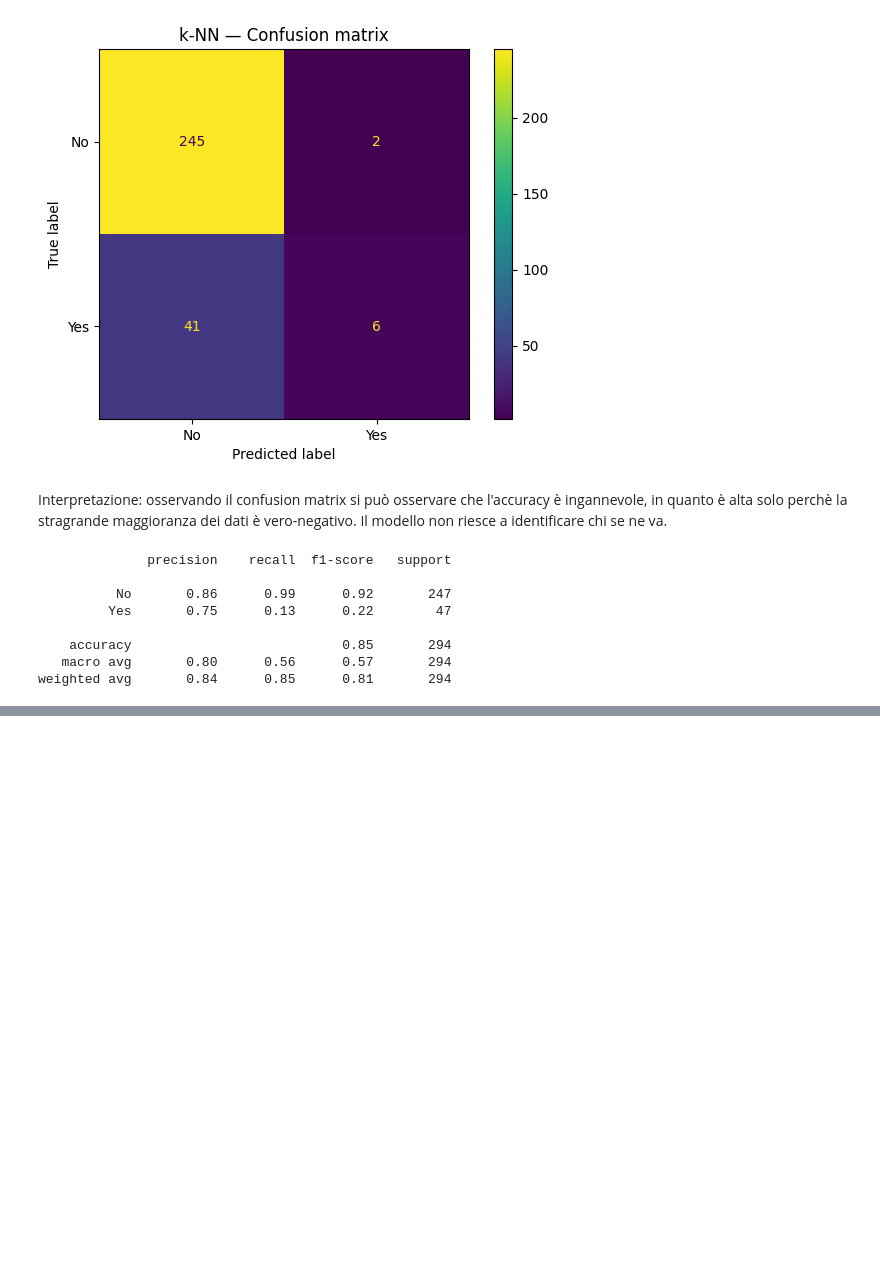
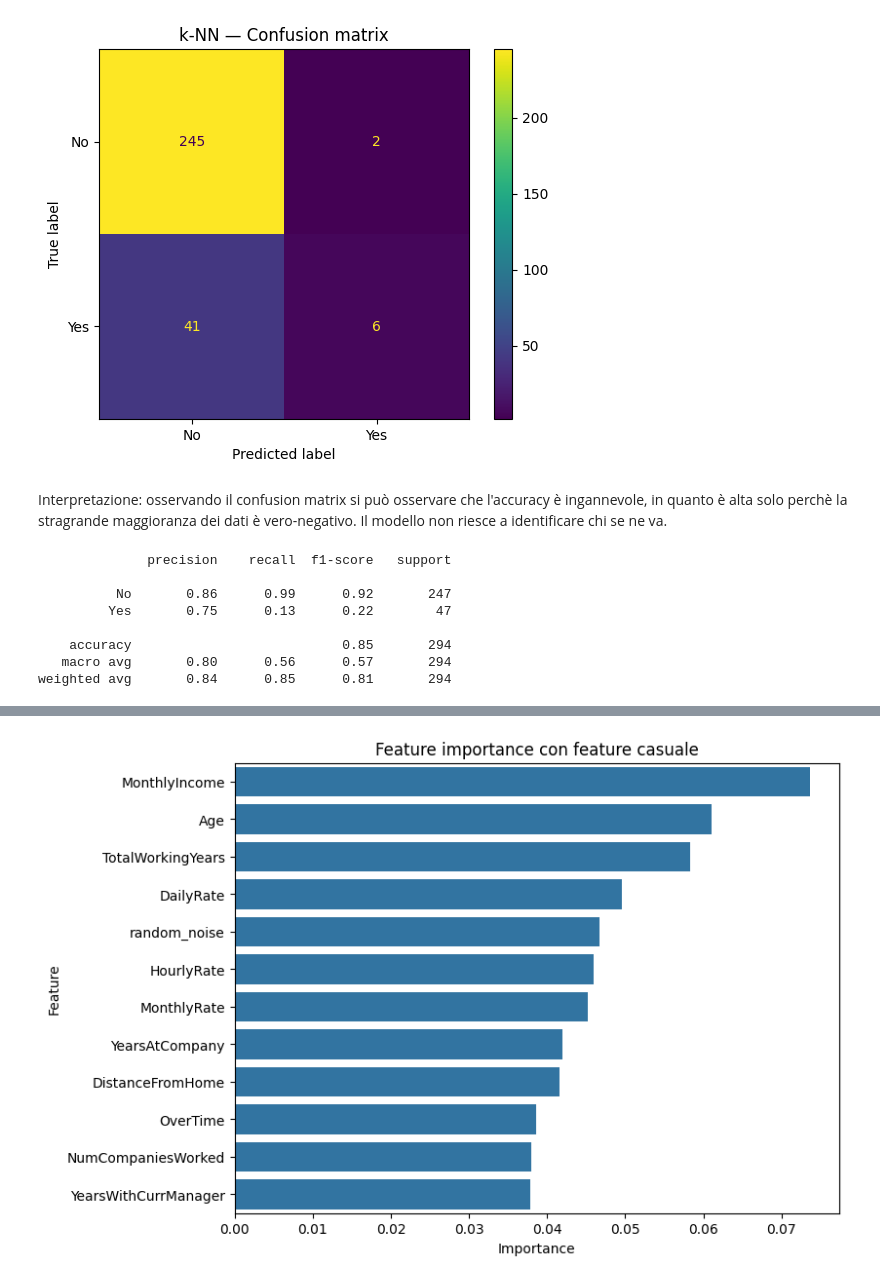
Before and after one commit to elisamezzi/Progetto_IDSAPCProg_gruppo5, a Jupyter notebook: notebooks/IntroDSePCProg_gruppo5_Attritition.ipynb, the cells around one changed output, grey strips where cells are left out. Drawn from its saved outputs; the diff is of its cells as text; code cells hidden in the pictures; blank space fills up the shorter version.

```diff
--- a/notebooks/IntroDSePCProg_gruppo5_Attritition.ipynb
+++ b/notebooks/IntroDSePCProg_gruppo5_Attritition.ipynb
@@ -994,0 +1135,26 @@ Conclusioni: l'analisi dell'accuracy da sola può essere ingannevole, poichè an
+# %%
+#Aggiungiamo una feature casuale
+x_noise = x.copy()
+x_noise["random_noise"] = np.random.normal(0, 1, len(x_noise))
+
+x_train_n, x_test_n, y_train_n, y_test_n = train_test_split(
+    x_noise,
+    y,
+    test_size=0.30,
+    random_state=42,
+    stratify=y
+)
+
+rf_noise = RandomForestClassifier(
+    n_estimators=500,
+    random_state=42
+)
+
+rf_noise.fit(x_train_n, y_train_n)
+
+importance_noise = pd.DataFrame({
+    "feature": x_noise.columns,
+    "importance": rf_noise.feature_importances_
+}).sort_values("importance", ascending=False)
+
+importance_noise.tail(10)
@@ -994,0 +1173,16 @@ Conclusioni: l'analisi dell'accuracy da sola può essere ingannevole, poichè an
+# %%
+plt.figure(figsize=(8,6))
+
+sns.barplot(
+    data=importance_noise.head(12),
+    x="importance",
+    y="feature"
+)
+
+plt.title("Feature importance con feature casuale")
+plt.xlabel("Importance")
+plt.ylabel("Feature")
+
+plt.show()
+# %% [output]
+[figure, added]
```
Also changed, not shown: parts of 24 cells of this notebook.
